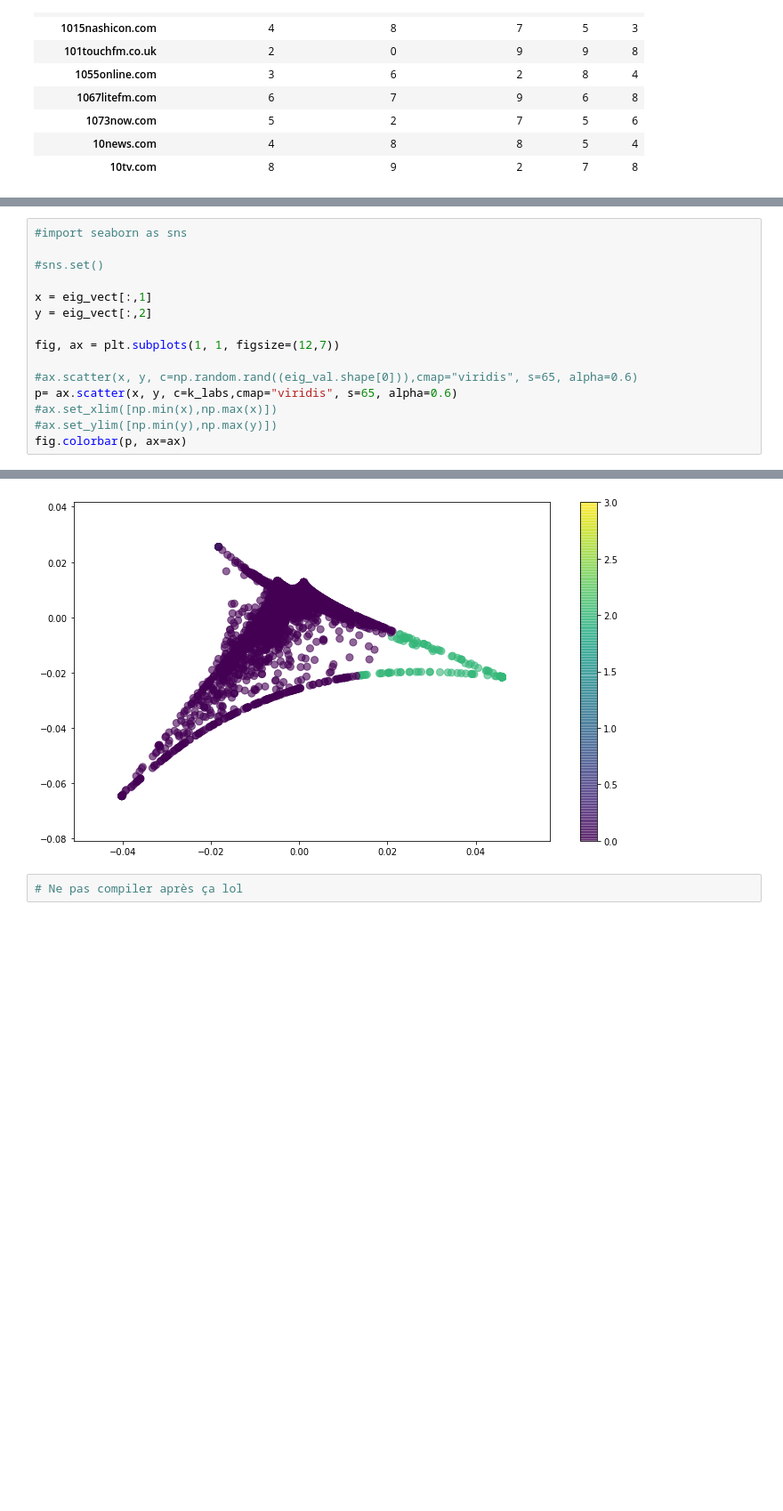
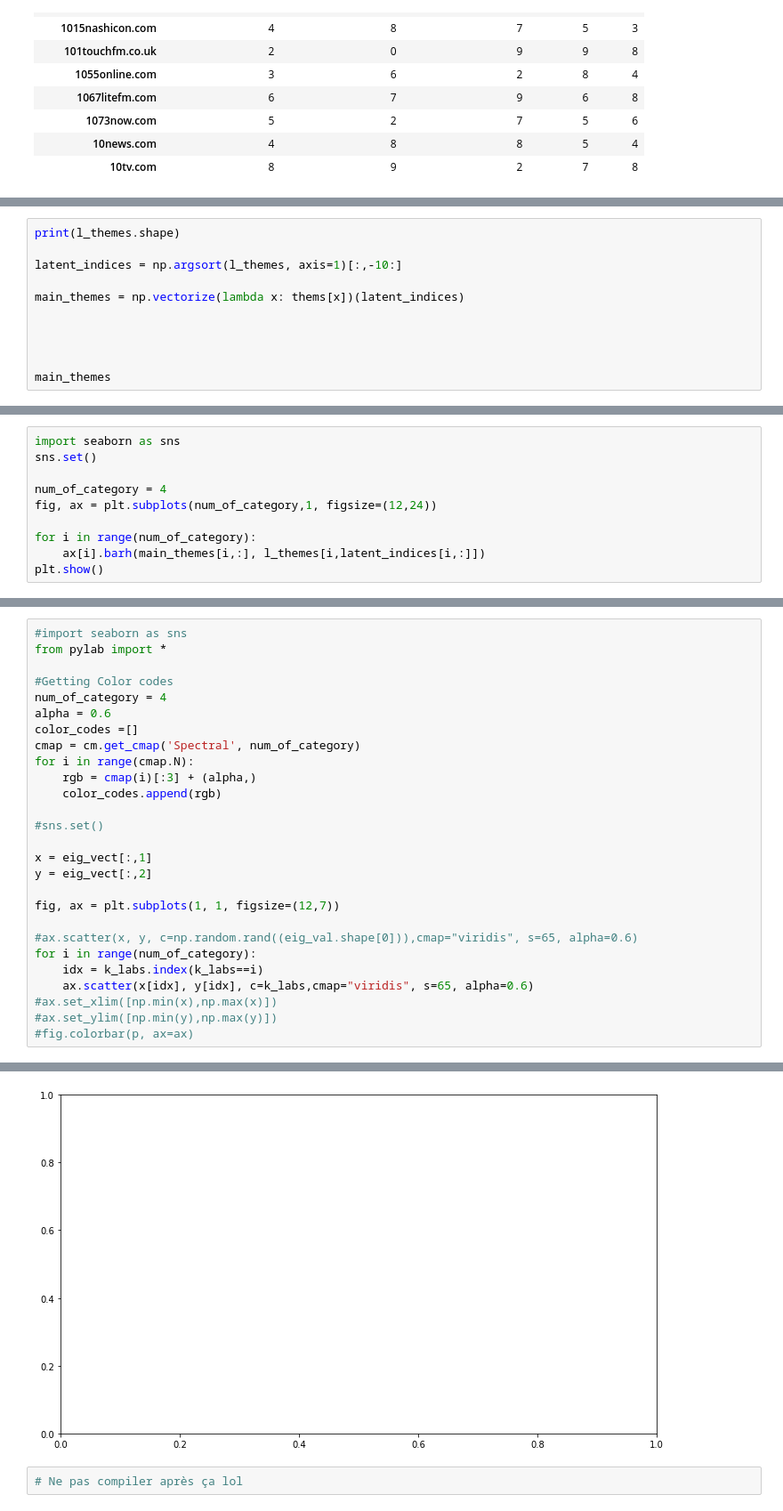
Before and after one commit to Razoff/Stark_AdA_project, a Jupyter notebook: gkg_virginie_arnaud.ipynb, the cells around one changed output, grey strips where cells are left out. Shown at 89% size. Saved outputs shown, nothing was run; the diff lists cells and outputs as text; blank space fills up the shorter version.

Commit message:
Final touch on the graph code

```diff
--- a/gkg_virginie_arnaud.ipynb
+++ b/gkg_virginie_arnaud.ipynb
@@ -554,0 +599,11 @@ eig_val.shape[0]
+# %%
+print(l_themes.shape)
+
+latent_indices = np.argsort(l_themes, axis=1)[:,-10:]
+
+main_themes = np.vectorize(lambda x: thems[x])(latent_indices)
+
+
+
+
+main_themes
@@ -554,0 +631,10 @@ eig_val.shape[0]
+# %%
+import seaborn as sns
+sns.set()
+
+num_of_category = 4
+fig, ax = plt.subplots(num_of_category,1, figsize=(12,24))
+
+for i in range(num_of_category):
+    ax[i].barh(main_themes[i,:], l_themes[i,latent_indices[i,:]])
+plt.show()
@@ -555,5 +643,15 @@ eig_val.shape[0]
 # %%
 #import seaborn as sns
+from pylab import *
+
+#Getting Color codes
+num_of_category = 4
+alpha = 0.6
+color_codes =[]
+cmap = cm.get_cmap('Spectral', num_of_category)
+for i in range(cmap.N):
+    rgb = cmap(i)[:3] + (alpha,)
+    color_codes.append(rgb)
 
 #sns.set()
 
@@ -563,8 +661,10 @@ y = eig_vect[:,2]
 fig, ax = plt.subplots(1, 1, figsize=(12,7))
 
 #ax.scatter(x, y, c=np.random.rand((eig_val.shape[0])),cmap="viridis", s=65, alpha=0.6)
-p= ax.scatter(x, y, c=k_labs,cmap="viridis", s=65, alpha=0.6)
+for i in range(num_of_category):
+    idx = k_labs.index(k_labs==i)
+    ax.scatter(x[idx], y[idx], c=k_labs,cmap="viridis", s=65, alpha=0.6)
 #ax.set_xlim([np.min(x),np.max(x)])
 #ax.set_ylim([np.min(y),np.max(y)])
-fig.colorbar(p, ax=ax)
+#fig.colorbar(p, ax=ax)
 # %% [output]
@@ -572,4 +672,4 @@ fig.colorbar(p, ax=ax)
-[figure, old version]
+[figure, new version]
 # %%
 # Ne pas compiler après ça lol
 # %%
```
Also changed, not shown: parts of 6 cells of this notebook.
